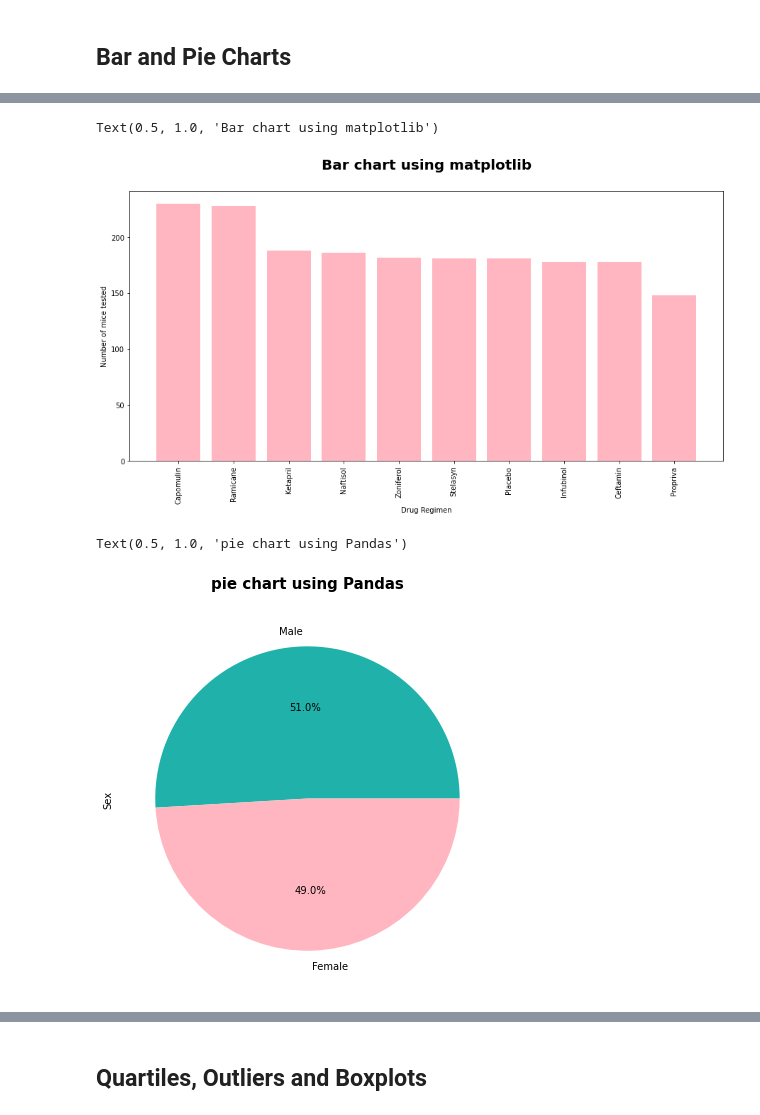
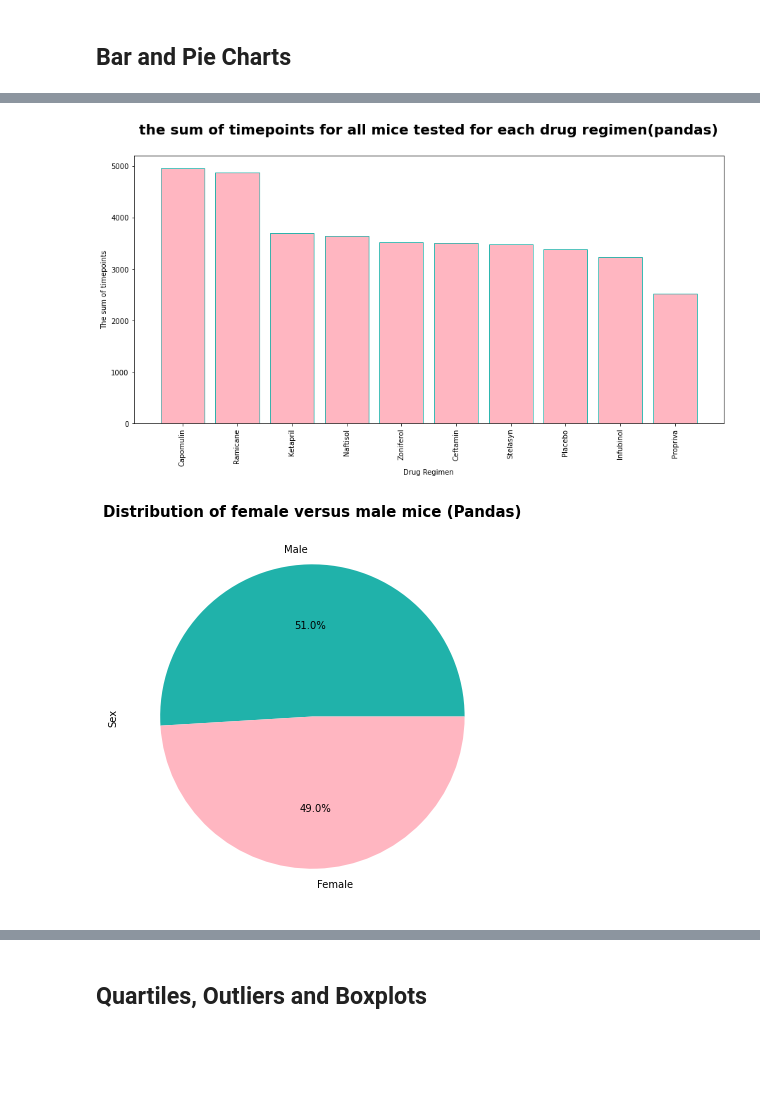
Before and after one commit to lalesafarzade/The-Power-of-Plots, a Jupyter notebook: matplotlib_challenge/pymaceuticals.ipynb, the cells around one changed output, grey strips where cells are left out. Saved outputs shown, nothing was run; the diff lists cells and outputs as text; code cells hidden in the pictures; blank space fills up the shorter version.

```diff
--- a/matplotlib_challenge/pymaceuticals.ipynb
+++ b/matplotlib_challenge/pymaceuticals.ipynb
@@ -162,24 +217,26 @@ Text(0, 0.5, 'Number of mice tested')
 # %%
-# Generate a bar plot showing the total number of timepoints for all mice tested for each drug regimen using pyplot.
-#making a dataseries of number of timepoint per drug
-treatment_df=clean_df.groupby('Drug Regimen').count()['Timepoint'].sort_values(ascending=False)
+#optional a bar plot showing the total of timepoints for all mice tested for each drug regimen using pyplot.
+#making a dataseries of sum of timepoint per drug
+treatment_df=clean_df.groupby('Drug Regimen').sum()['Timepoint'].sort_values(ascending=False)
 plt.figure(figsize=(15,7))
-plt.bar(treatment_df.index,treatment_df,color='lightpink')
+plt.bar(treatment_df.index,treatment_df,facecolor='lightpink',edgecolor='lightseagreen')
 plt.xticks(rotation="vertical")
 plt.xlabel("Drug Regimen")
-plt.ylabel("Number of mice tested")
-plt.title('Bar chart using matplotlib',fontsize= 20,pad=30,fontweight="bold")
+plt.title('the sum of timepoints for all mice tested for each drug regimen(pandas)',fontsize= 20,pad=30,fontweight="bold")
+plt.ylabel('The sum of timepoints')
+#plt.savefig('images/bar_plot_matplot1.png')
+plt.show()
 # %% [output]
-Text(0.5, 1.0, 'Bar chart using matplotlib')
-[figure, old version]
+[figure, new version]
 # %%
 # Generate a pie plot showing the distribution of female versus male mice using Pandas
 plt.figure(figsize=(15,7))
 clean_df['Sex'].value_counts().plot(kind='pie',autopct="%1.1f%%",colors=["lightseagreen","lightpink"])
-plt.title('pie chart using Pandas',fontsize= 15,pad=20,fontweight="bold")
+plt.title('Distribution of female versus male mice (Pandas)',fontsize= 15,pad=10,fontweight="bold")
+#plt.savefig('images/pie_pandas_plot.png')
+plt.show()
 # %% [output]
-Text(0.5, 1.0, 'pie chart using Pandas')
-[figure, old version]
+[figure, new version]
 # %%
 # Generate a pie plot showing the distribution of female versus male mice using matplotlib
 sex_df=clean_df['Sex'].value_counts()
```
Also changed, not shown: parts of 30 cells of this notebook, 6 other files.
